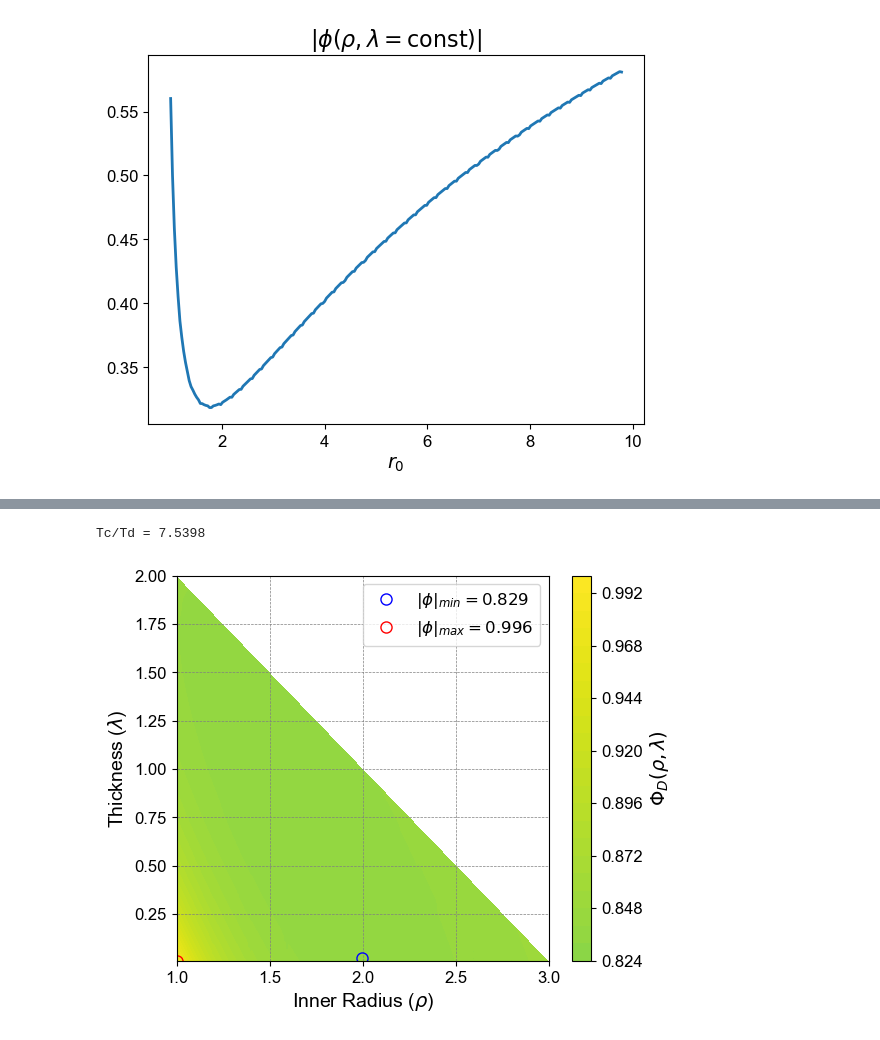
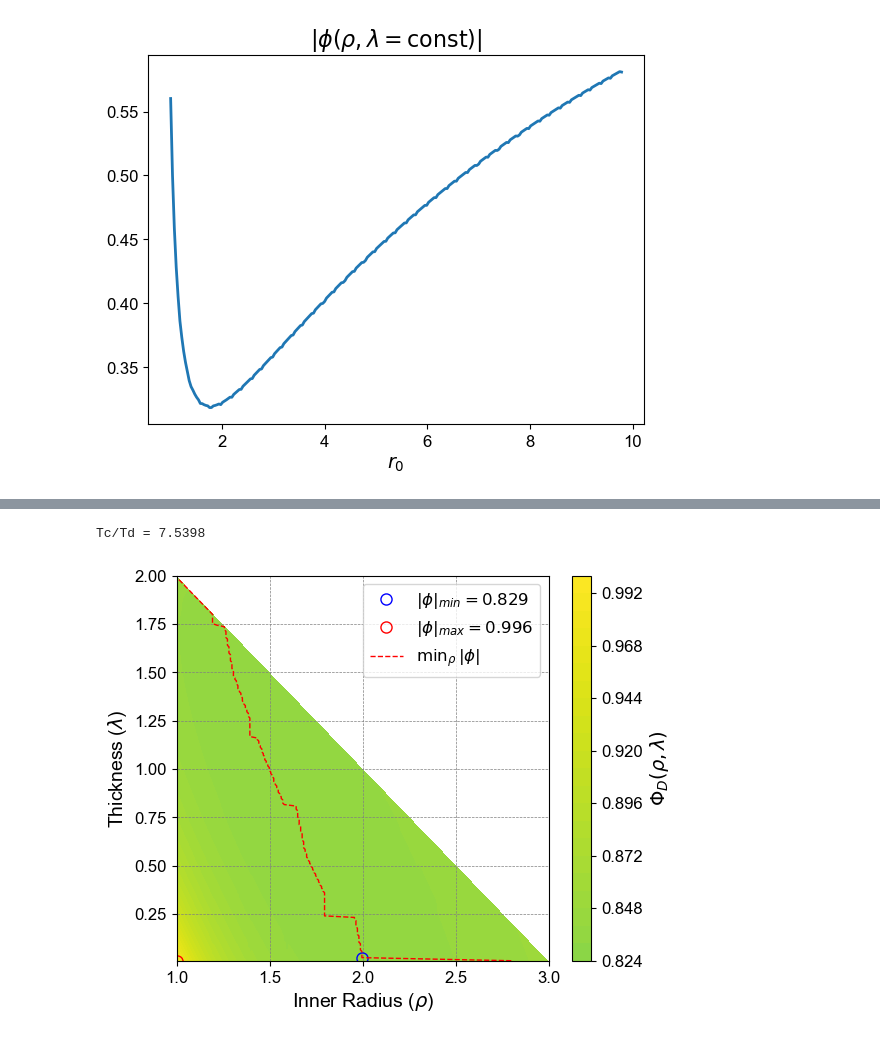
Before and after one commit to GeorchPz/bacterial_chemotaxis_effect_on_chemoattractor_cell, a Jupyter notebook: 3D-3_Fluxmap_shell_profiles.ipynb, the cells around one changed output, grey strips where cells are left out. Drawn from its saved outputs; the diff is of its cells as text; code cells hidden in the pictures.

```diff
--- a/3D-3_Fluxmap_shell_profiles.ipynb
+++ b/3D-3_Fluxmap_shell_profiles.ipynb
@@ -145,15 +138,15 @@ Tc/Td = 0.7540
 # %%
 syst_params['alpha'] = 1e1
 
-FM = FluxMap3D(syst_params, shell_generator)
+FM1z = FluxMap3D(syst_params, shell_generator)
 if SOLVE_SYSTEM:
-    FM.solve(n_jobs=-1)
-    FM.save_data('c_shell(r)_L=3_alpha=1e1')
+    FM1z.solve(n_jobs=-1)
+    FM1z.save_data('c_shell(r)_L=3_alpha=1e1')
 else:
-    FM.load_data('c_shell(r)_L=3_alpha=1e1')
-FM.plot(set_extremes=True, set_transition=False)
-FM.save(figures_path, 'c_shell(r)_L=3_alpha=1e1')
-print(f'Tc/Td = {FM.T_ratio:.4f}')
+    FM1z.load_data('c_shell(r)_L=3_alpha=1e1')
+FM1z.plot(set_extremes=True, set_transition=True)
+FM1z.save(figures_path, 'c_shell(r)_L=3_alpha=1e1')
+print(f'Tc/Td = {FM1z.T_ratio:.4f}')
 # %% [output]
 Tc/Td = 7.5398
-[figure, old version]
+[figure, new version]
```
Also changed, not shown: parts of 14 cells of this notebook, 10 other files.
